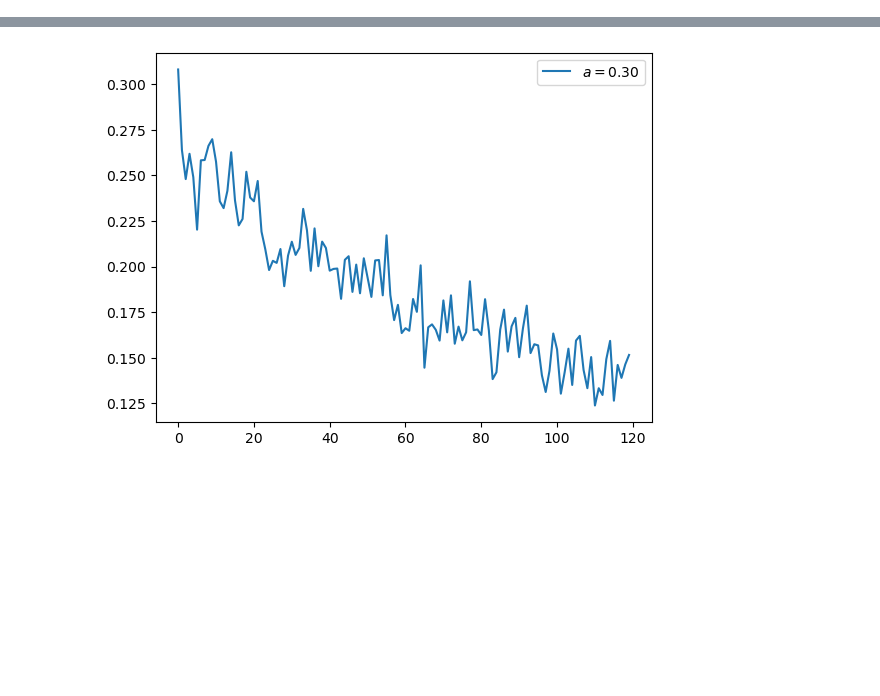
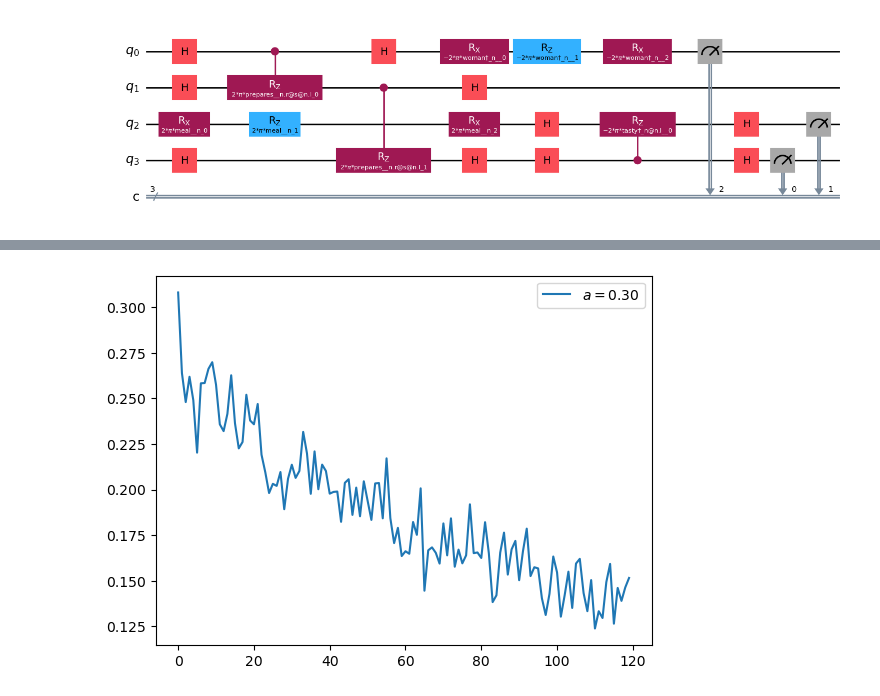
Before and after one commit to L-Amos/QNLP_project, a Jupyter notebook: fidelity_model/training_with_fidelity.ipynb, the cells around one changed output, grey strips where cells are left out. Drawn from its saved outputs; the diff is of its cells as text; code cells hidden in the pictures; blank space fills up the shorter version.

```diff
--- a/fidelity_model/training_with_fidelity.ipynb
+++ b/fidelity_model/training_with_fidelity.ipynb
@@ -10,3 +10,32 @@ with open("data/train_data.csv", "r") as f:
     train_pairs = [[item['sentence_1'], item['sentence_2']] for item in csvfile]
     f.seek(0)  # Rewind to beginning
     train_labels = [item['label'] for item in csvfile][1:] # Slicing ignores header
+# %%
+from lambeq import BobcatParser, RemoveCupsRewriter, IQPAnsatz, AtomicType
+sentence_1, sentence_2 = train_pairs[0]
+parser = BobcatParser()
+remove_cups = RemoveCupsRewriter()
+sentence_1_diagram = remove_cups(parser.sentence2diagram(sentence_1))
+sentence_2_diagram = remove_cups(parser.sentence2diagram(sentence_2))
+ansatz = IQPAnsatz({AtomicType.NOUN: 1, AtomicType.SENTENCE: 1}, n_layers=1, n_single_qubit_params=3)
+sentence_1_circ = ansatz(sentence_1_diagram)
+sentence_2_circ = ansatz(sentence_2_diagram)
+# %%
+from pytket import Qubit, Bit
+from pytket.extensions.qiskit import tk_to_qiskit
+from pytket.circuit import OpType
+from qiskit import transpile
+from qiskit.transpiler.passes import RemoveFinalMeasurements
+
+
+qc = tk_to_qiskit(sentence_1_circ.to_tk())
+# Get sentence qubits
+sentence_qubits = [qc.find_bit(qubit).index for qubit in qc.qubits]
+for gate in qc.data:
+    if gate.name == 'measure':
+        sentence_qubits.remove(qc.find_bit(gate.qubits[0]).index)
+sentence_qubit_ind = sentence_qubits[0]
+# %%
+qc.draw('mpl')
+# %% [output]
+[figure, added]
```
Also changed, not shown: parts of 2 cells of this notebook, 1 other file.
